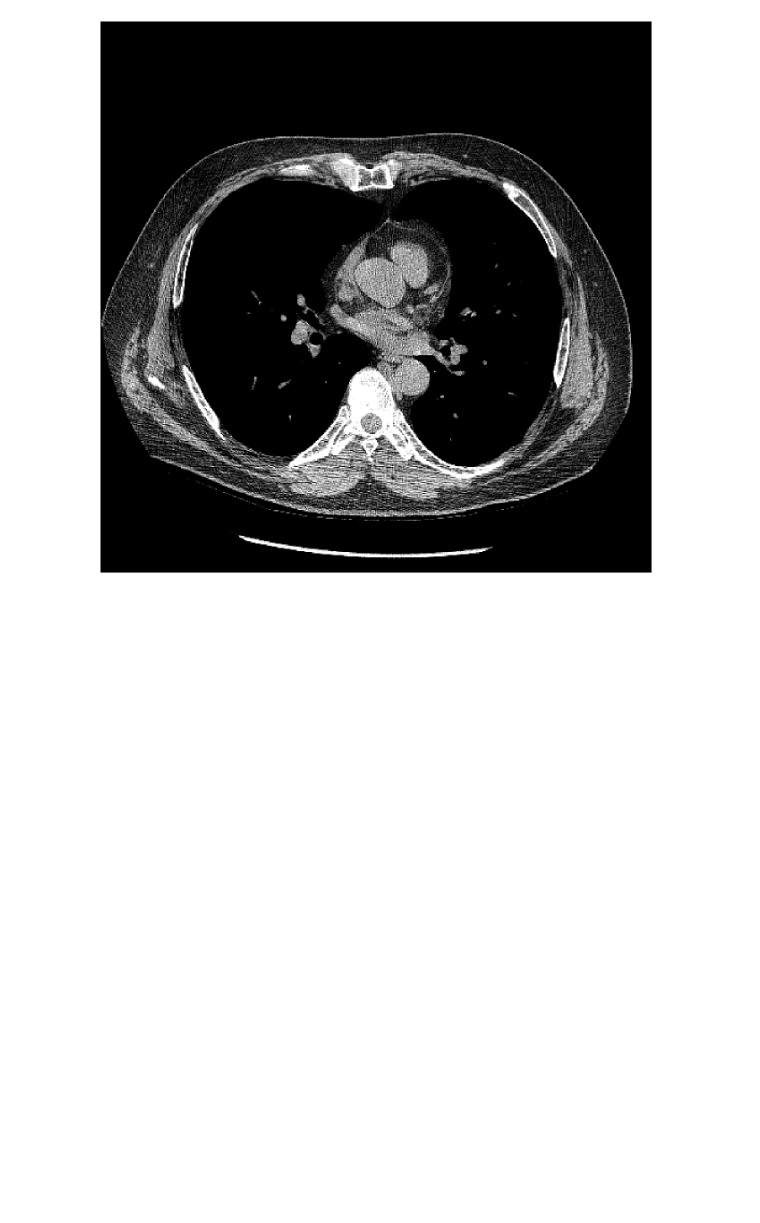
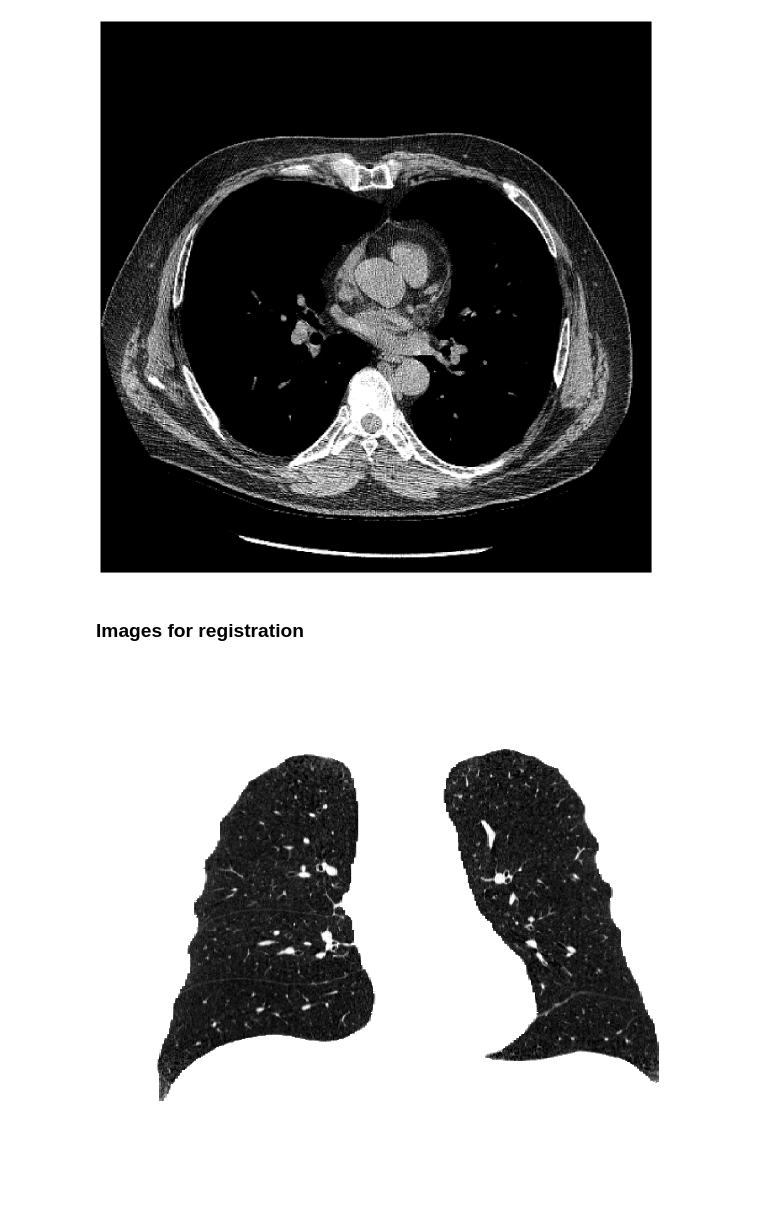
Before and after one commit to MASILab/Inhale_Exhale_CT, a Jupyter notebook: Figures/Method.ipynb, the cells around one changed output. Cells and saved outputs as stored; diff of their text form; code cells hidden in the pictures; blank space fills up the shorter version.

Commit message:
Remade figures

```diff
--- a/Figures/Method.ipynb
+++ b/Figures/Method.ipynb
@@ -48,12 +48,33 @@ plt.savefig("/nfs/masi/krishar1/SPIE_2025_InhaleExhaleCT/SPIE_paper_figures/meth
 plt.show()
 # %% [output]
 [figure]
+# %% [markdown]
+### Images for registration
 # %%
-### Lung volumes resampled
-insp_resampled = nib.load("/nfs/masi/krishar1/SPIE_2025_InhaleExhaleCT/data_split/registration_data/harmonized/resampled/resampled_masked_COPDGene_L75615_BONE.nii.gz").get_fdata()
-exp_resampled = nib.load("/nfs/masi/krishar1/SPIE_2025_InhaleExhaleCT/data_split/registration_data/non_harmonized/resampled/resampled_masked_out_STANDARD/clipped_resampled_masked_COPDGene_L75615_STANDARD.nii.gz").get_fdata()
-exptoinsp_resampled = nib.load("/nfs/masi/krishar1/SPIE_2025_InhaleExhaleCT/data_split/registration_data/harmonized/SyN_registered_STANDARD_expiratory_images/deformable_registered_clipped_resampled_masked_COPDGene_L75615_STANDARD.nii.gz").get_fdata()
-
-insp_mid = insp_resampled.shape[1] // 2
-exp_mid = exp_resampled.shape[1] // 2
-exptoinsp_mid = exptoinsp_resampled.shape[1] // 2
+bone = nib.load("/nfs/masi/krishar1/SPIE_2025_InhaleExhaleCT/data_split/registration_ANTS_command_line/images/clipped_masked_out_BONE/masked_COPDGene_L75615_BONE.nii.gz")
+bone_img = bone.get_fdata()
+std = nib.load("/nfs/masi/krishar1/SPIE_2025_InhaleExhaleCT/data_split/registration_ANTS_command_line/images/clipped_masked_out_STANDARD/masked_COPDGene_L75615_STANDARD.nii.gz")
+std_img = std.get_fdata()
+warped_exp_to_insp = nib.load("/nfs/masi/krishar1/SPIE_2025_InhaleExhaleCT/data_split/registration_ANTS_command_line/ANTS_outputs_exp_toinsp_nonharmonized/masked_COPDGene_L75615_STANDARD/masked_COPDGene_L75615_STANDARD_Warped.nii.gz")
+warped_img = warped_exp_to_insp.get_fdata()
+warp_field = nib.load("/nfs/masi/krishar1/SPIE_2025_InhaleExhaleCT/data_split/registration_ANTS_command_line/ANTS_outputs_exp_toinsp_nonharmonized/masked_COPDGene_L75615_STANDARD/masked_COPDGene_L75615_STANDARD_1Warp.nii.gz")
+warp_field_img = warp_field.get_fdata()
+# %%
+bone_pix_dim = bone.header['pixdim'][1:4]
+std_pix_dim = std.header['pixdim'][1:4]
+warped_pix_dim = warped_exp_to_insp.header['pixdim'][1:4]
+warp_field_pix_dim = warp_field.header['pixdim'][1:4]
+# %%
+#Plot coronal plane for the images
+mid_slice_bone = bone.shape[1] // 2
+mid_slice_std = std.shape[1] // 2
+mid_slice_warped = warped_exp_to_insp.shape[1] // 2
+# %%
+#plot the images
+plt.figure(figsize=(16, 16))
+plt.imshow(np.rot90(bone_img[:,mid_slice_bone,:]), cmap='gray', vmin=-1024, vmax=0, aspect=bone_pix_dim[2]/bone_pix_dim[0])
+plt.savefig("/nfs/masi/krishar1/SPIE_2025_InhaleExhaleCT/SPIE_paper_figures/method_figures/bone_img_reg.tiff", dpi=300, format='tiff')
+plt.axis('off')
+plt.show()
+# %% [output]
+[figure, added]
```
Also changed, not shown: parts of 4 cells of this notebook.
